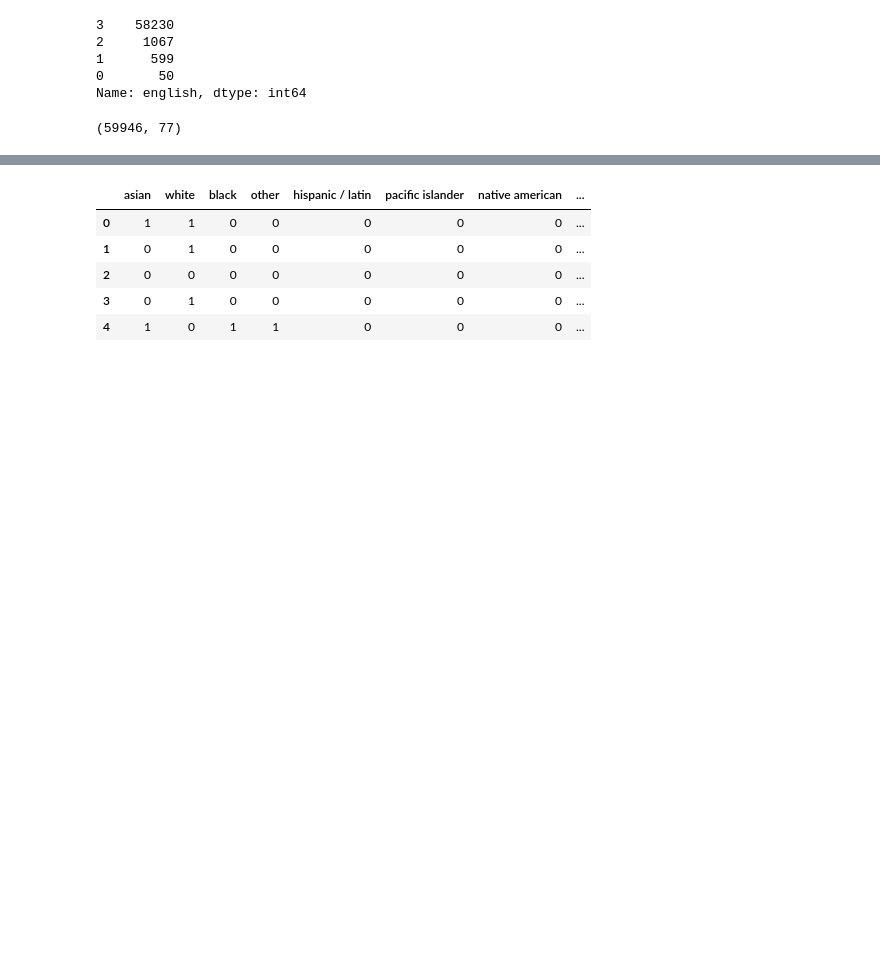
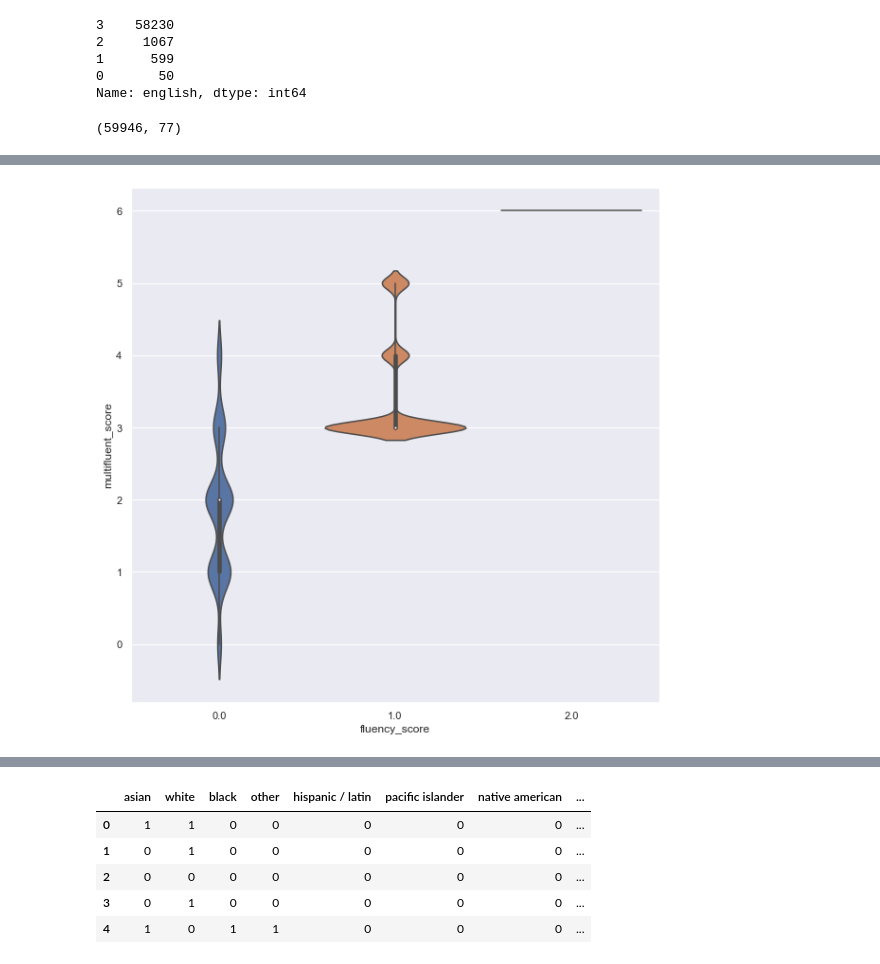
Before and after one commit to Prathmun/DatingDataCapstone, a Jupyter notebook: Dating Data EDA.ipynb, the cells around one changed output, grey strips where cells are left out. Cells and saved outputs as stored; diff of their text form; code cells hidden in the pictures; blank space fills up the shorter version.

```diff
--- a/Dating Data EDA.ipynb
+++ b/Dating Data EDA.ipynb
@@ -401,0 +420,6 @@ About  0.26 instances of non-english fluency occur
+# %%
+sns.set(rc={'figure.figsize':(10,10)})
+sns.violinplot(x='fluency_score', y='multifluent_score', data=df_language_num1to2)
+plt.show()
+# %% [output]
+[figure, added]
```
Also changed, not shown: parts of 17 cells of this notebook.
